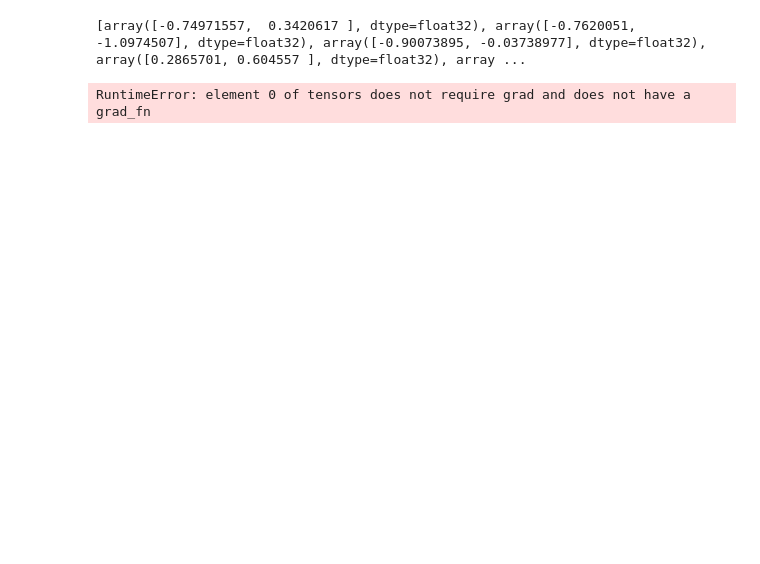
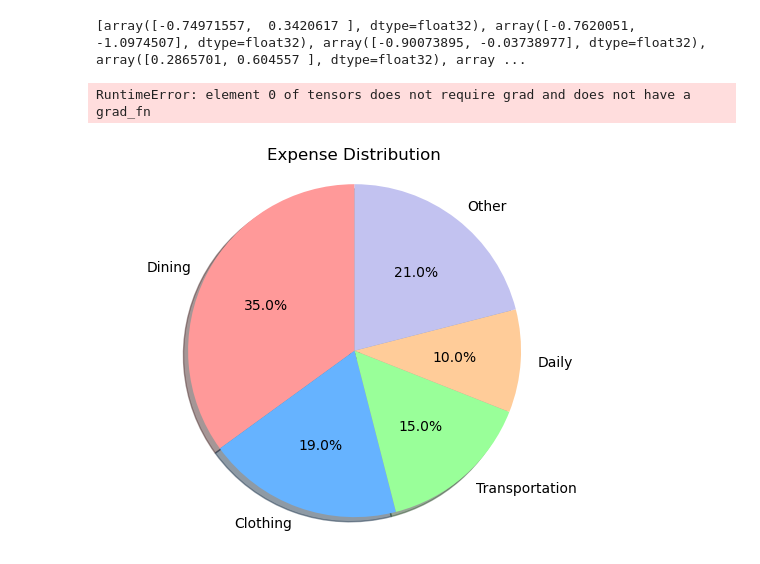
Before and after one commit to ADdongdong/06_Project_VI, a Jupyter notebook: 03_experiment_demo/00_apple_dema/test.ipynb, the cells around one changed output. Saved outputs shown, nothing was run; the diff lists cells and outputs as text; code cells hidden in the pictures; blank space fills up the shorter version.

```diff
--- a/03_experiment_demo/00_apple_dema/test.ipynb
+++ b/03_experiment_demo/00_apple_dema/test.ipynb
@@ -247,3 +247,26 @@ step_size = 0.1
 mu_sampled, logvar_sampled = hmc_sampler(mu_init, logvar_init, num_steps, step_size)
 # %% [output]
 RuntimeError: element 0 of tensors does not require grad and does not have a grad_fn
+# %%
+import matplotlib.pyplot as plt
+
+# 数据
+categories = ['Dining', 'Clothing', 'Transportation', 'Daily', 'Other']
+expenses = [35, 19, 15, 10,21]
+#expenses = [47, 18, 6, 10, 19]
+colors = ['#ff9999', '#66b3ff', '#99ff99', '#ffcc99', '#c2c2f0']
+
+# 创建一个饼状图
+fig, ax = plt.subplots()
+ax.pie(expenses, labels=categories, autopct='%1.1f%%', startangle=90, colors=colors, shadow=True)
+
+# 设置标题
+plt.title('Expense Distribution')
+
+# 显示饼状图
+plt.axis('equal')  # 保持纵横比相等
+
+fig.savefig("pipsummry.jpg", dpi = 300)
+plt.show()
+# %% [output]
+[figure, added]
```
Also changed, not shown: 24 other files.
